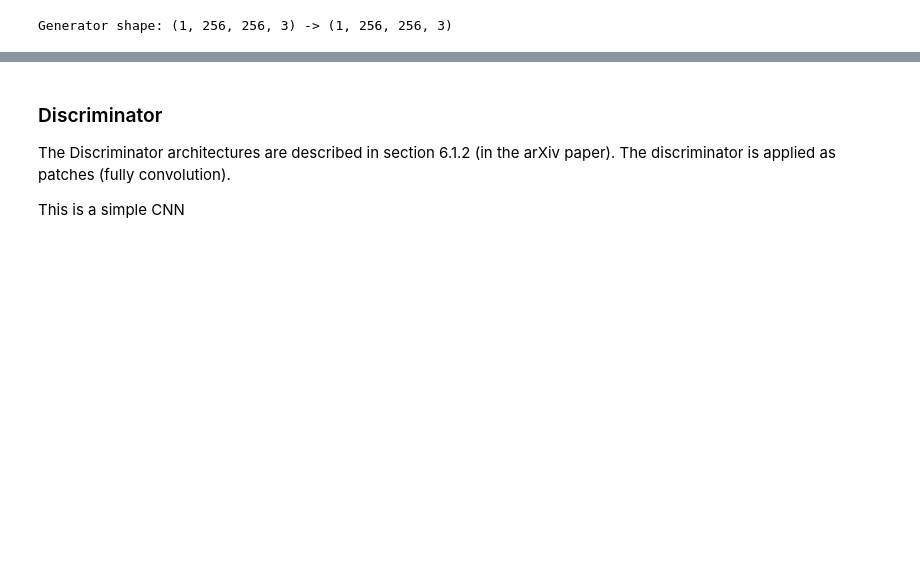
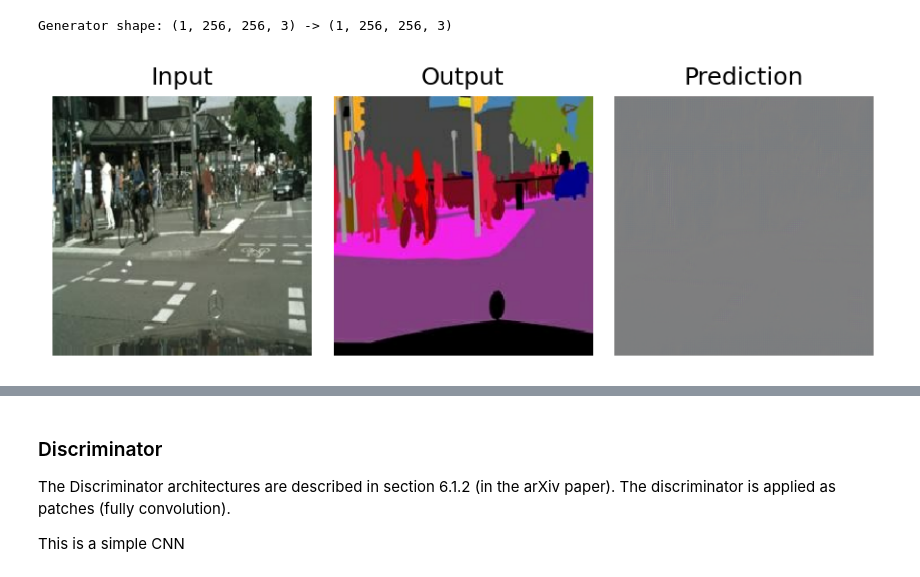
Before and after one commit to TheProjectsGuy/CV22-Project-Zen, a Jupyter notebook: pix2pix_tutorial.ipynb, the cells around one changed output, grey strips where cells are left out. Saved outputs shown, nothing was run; the diff lists cells and outputs as text; code cells hidden in the pictures; blank space fills up the shorter version.

```diff
--- a/pix2pix_tutorial.ipynb
+++ b/pix2pix_tutorial.ipynb
@@ -397,5 +405,31 @@ out_img = gen_model(test_img)
 print(f"Generator shape: {test_img.shape} -> {out_img.shape}")
 # %% [output]
 Generator shape: (1, 256, 256, 3) -> (1, 256, 256, 3)
+# %%
+# Testing on a training image
+train_iter = iter(training_dataset)
+timg = next(train_iter)
+gpred = gen_model(timg[0])
+in_img = np.array(((timg[0] + 1)*255/2), np.uint8)[0]
+pred_img = np.array(((gpred + 1)*255/2), np.uint8)[0]
+out_img = np.array(((timg[1] + 1)*255/2), np.uint8)[0]
+# Show the images
+plt.figure(dpi=150)
+plt.subplot(1,3,1)
+plt.title("Input")
+plt.imshow(in_img)
+plt.axis('off')
+plt.subplot(1,3,2)
+plt.title("Output")
+plt.imshow(out_img)
+plt.axis('off')
+plt.subplot(1,3,3)
+plt.title("Prediction")
+plt.imshow(pred_img)
+plt.axis('off')
+plt.tight_layout()
+plt.show()
+# %% [output]
+[figure, added]
 # %%
 # Show the generator model
```
Also changed, not shown: parts of 18 cells of this notebook, 6 other files.
